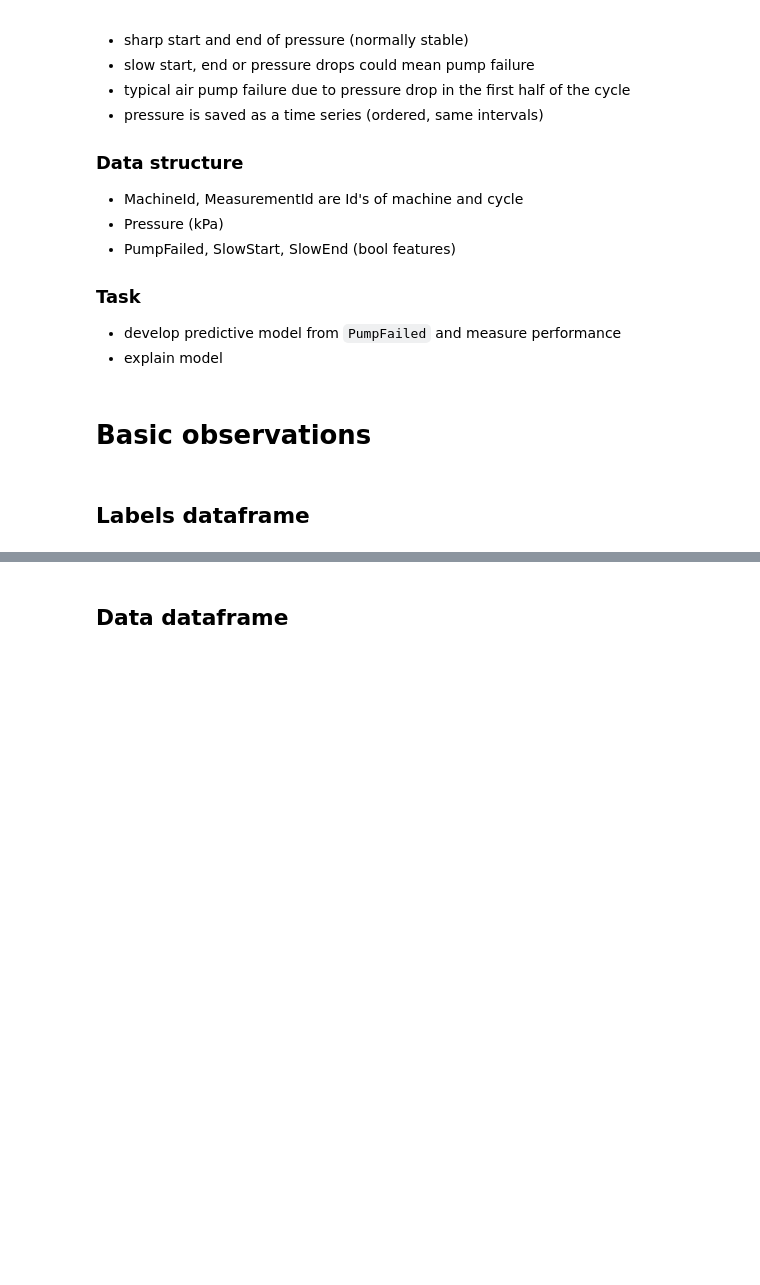
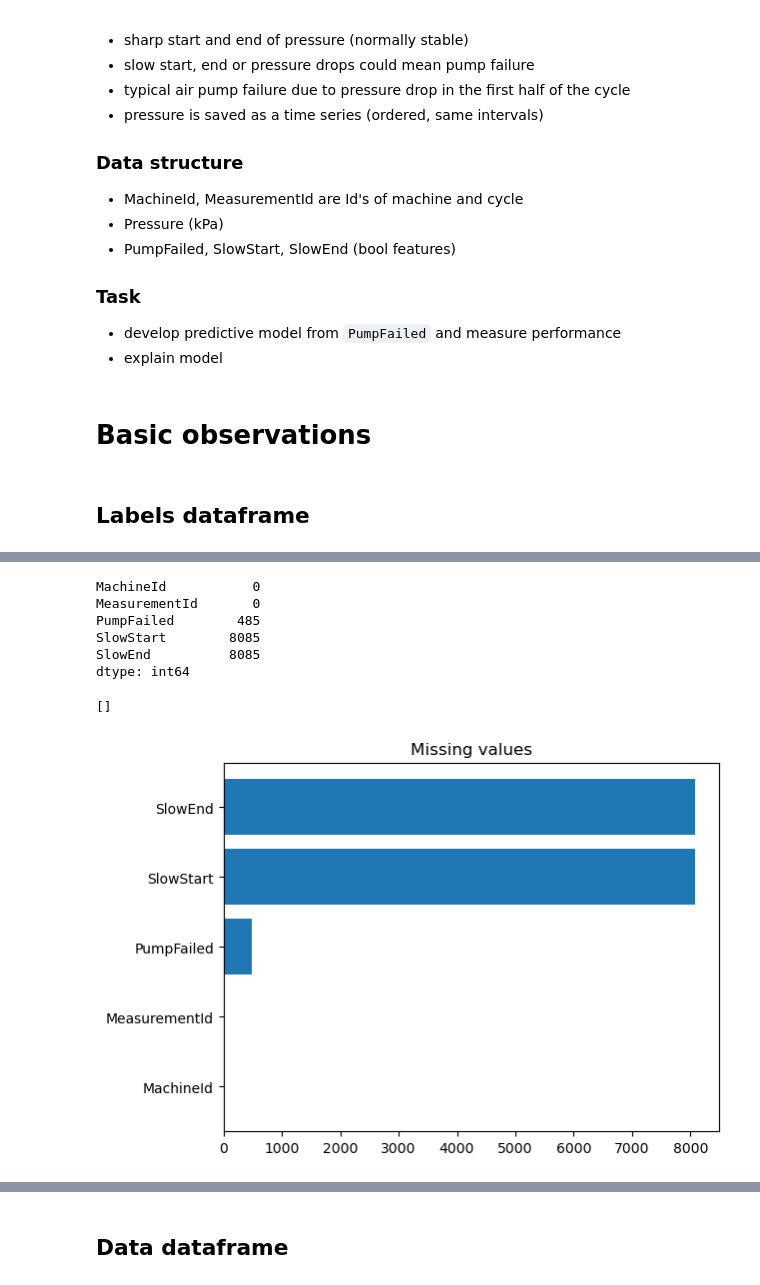
Before and after one commit to dufekja/AirPressureTask, a Jupyter notebook: analysis.ipynb, the cells around one changed output, grey strips where cells are left out. Saved outputs shown, nothing was run; the diff lists cells and outputs as text; code cells hidden in the pictures; blank space fills up the shorter version.

Commit message:
Finished air pump failure analysis (basic)

```diff
--- a/analysis.ipynb
+++ b/analysis.ipynb
@@ -83,0 +68,15 @@ print(df_labels['PumpFailed'].value_counts())
+# %%
+display(df_labels.isna().sum())
+
+plt.barh(df_labels.columns, df_labels.isna().sum())
+plt.title('Missing values')
+plt.plot()
+# %% [output]
+MachineId           0
+MeasurementId       0
+PumpFailed        485
+SlowStart        8085
+SlowEnd          8085
+dtype: int64
+[]
+[figure, added]
```
Also changed, not shown: parts of 58 cells of this notebook.
